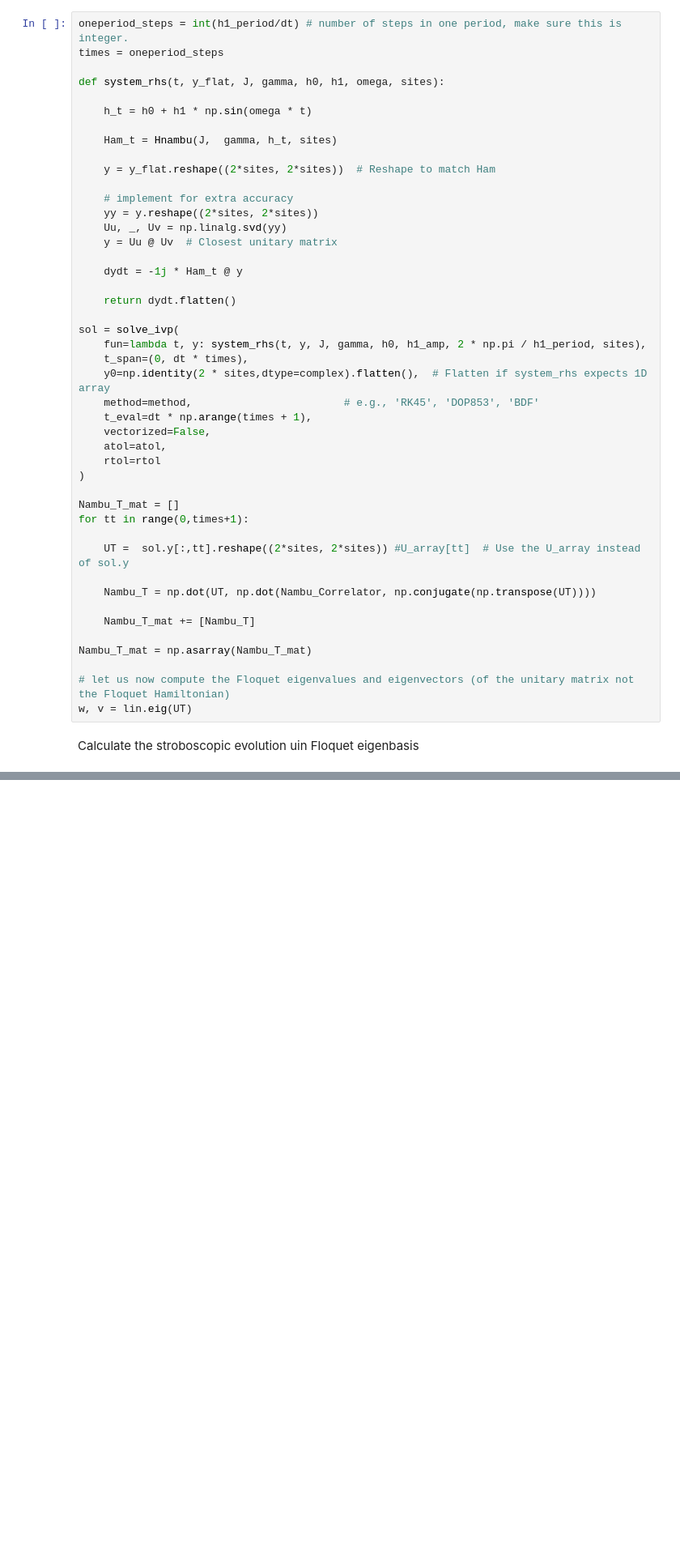
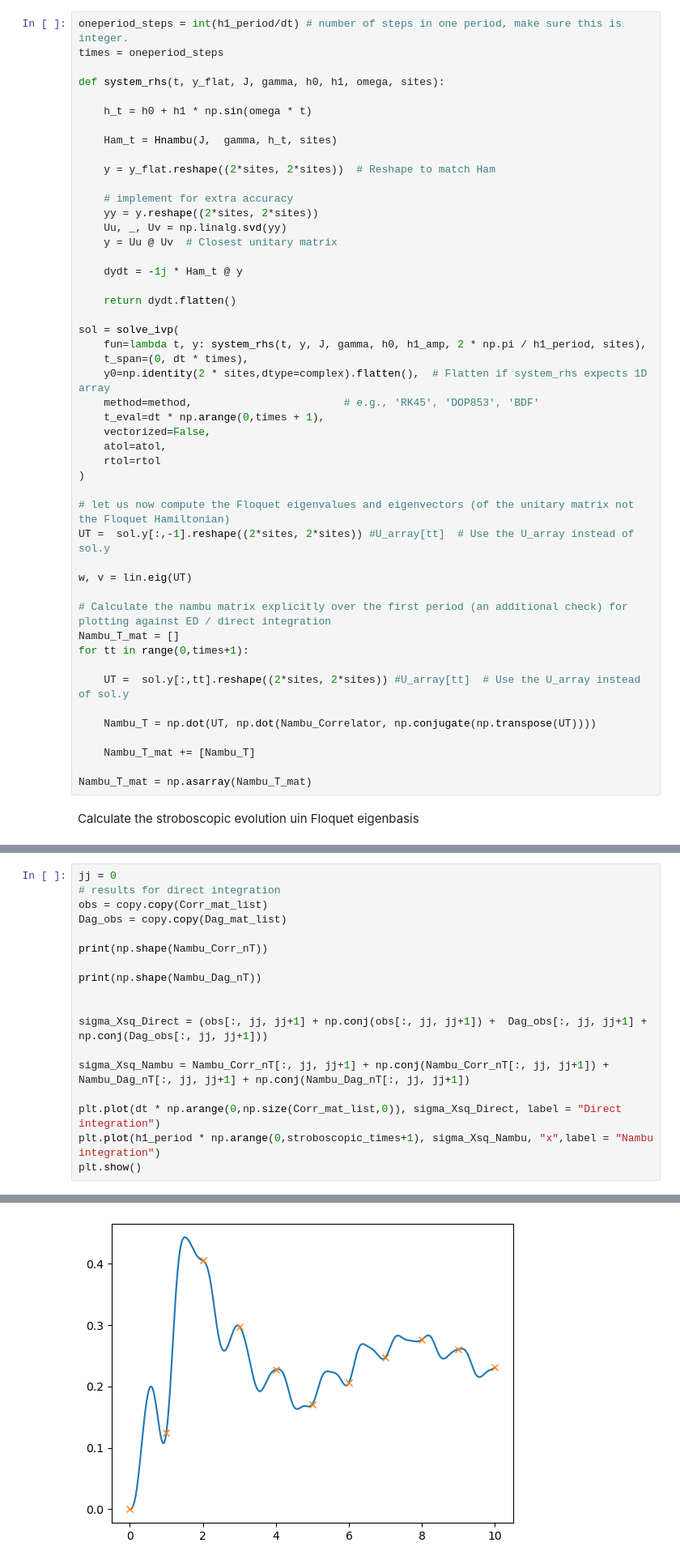
Before and after one commit to SamuelEwanBegg/XY_sensing, a Jupyter notebook: position_Floquet_map_evolution.ipynb, the cells around one changed output, grey strips where cells are left out. Shown at 81% size. Drawn from its saved outputs; the diff is of its cells as text; blank space fills up the shorter version.

```diff
--- a/position_Floquet_map_evolution.ipynb
+++ b/position_Floquet_map_evolution.ipynb
@@ -123,12 +176,18 @@ sol = solve_ivp(
     t_span=(0, dt * times),
     y0=np.identity(2 * sites,dtype=complex).flatten(),  # Flatten if system_rhs expects 1D array
     method=method,                        # e.g., 'RK45', 'DOP853', 'BDF'
-    t_eval=dt * np.arange(times + 1),
+    t_eval=dt * np.arange(0,times + 1),
     vectorized=False,
     atol=atol,
     rtol=rtol
 )
 
+# let us now compute the Floquet eigenvalues and eigenvectors (of the unitary matrix not the Floquet Hamiltonian)
+UT =  sol.y[:,-1].reshape((2*sites, 2*sites)) #U_array[tt]  # Use the U_array instead of sol.y
+
+w, v = lin.eig(UT)
+
+# Calculate the nambu matrix explicitly over the first period (an additional check) for plotting against ED / direct integration
 Nambu_T_mat = []
 for tt in range(0,times+1):
 
@@ -139,9 +198,6 @@ for tt in range(0,times+1):
     Nambu_T_mat += [Nambu_T]
 
 Nambu_T_mat = np.asarray(Nambu_T_mat)
-
-# let us now compute the Floquet eigenvalues and eigenvectors (of the unitary matrix not the Floquet Hamiltonian)
-w, v = lin.eig(UT)
 # %% [markdown]
 Calculate the stroboscopic evolution uin Floquet eigenbasis
 # %%
@@ -202,0 +296,19 @@ Unitarity error at t=100.0: 2.61e-13
+# %%
+jj = 0
+# results for direct integration
+obs = copy.copy(Corr_mat_list)
+Dag_obs = copy.copy(Dag_mat_list)
+
+print(np.shape(Nambu_Corr_nT))
+
+print(np.shape(Nambu_Dag_nT))
+
+
+sigma_Xsq_Direct = (obs[:, jj, jj+1] + np.conj(obs[:, jj, jj+1]) +  Dag_obs[:, jj, jj+1] + np.conj(Dag_obs[:, jj, jj+1]))
+
+sigma_Xsq_Nambu = Nambu_Corr_nT[:, jj, jj+1] + np.conj(Nambu_Corr_nT[:, jj, jj+1]) +  Nambu_Dag_nT[:, jj, jj+1] + np.conj(Nambu_Dag_nT[:, jj, jj+1])
+
+plt.plot(dt * np.arange(0,np.size(Corr_mat_list,0)), sigma_Xsq_Direct, label = "Direct integration")
+plt.plot(h1_period * np.arange(0,stroboscopic_times+1), sigma_Xsq_Nambu, "x",label = "Nambu integration")
+plt.show()
+# %% [output]
@@ -202,0 +317 @@ Unitarity error at t=100.0: 2.61e-13
+[figure, added]
```
Also changed, not shown: parts of 9 cells of this notebook, 1 other file.
